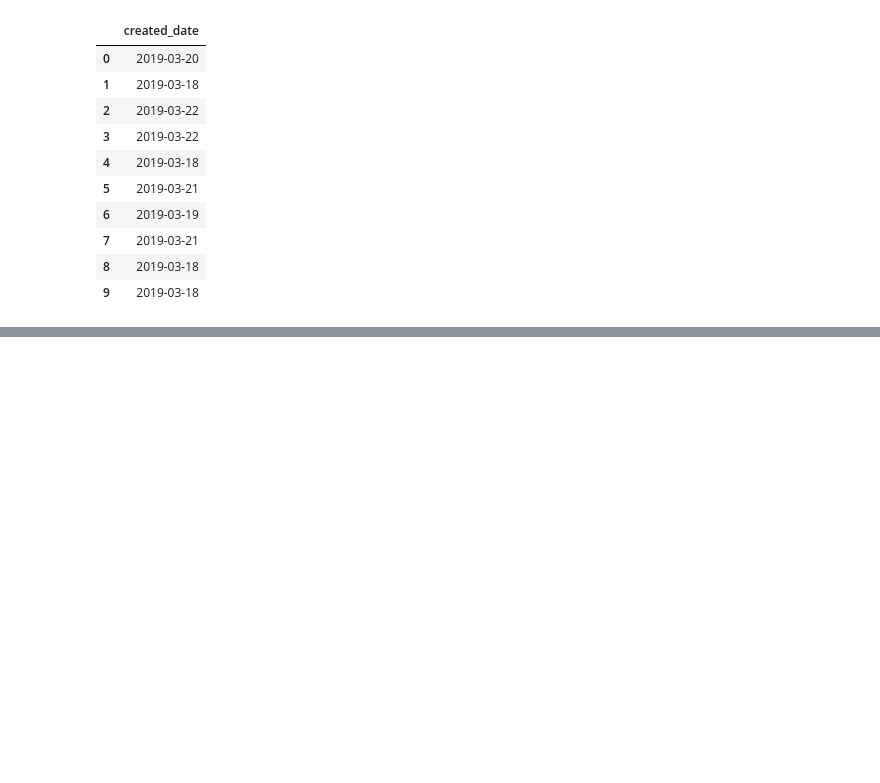
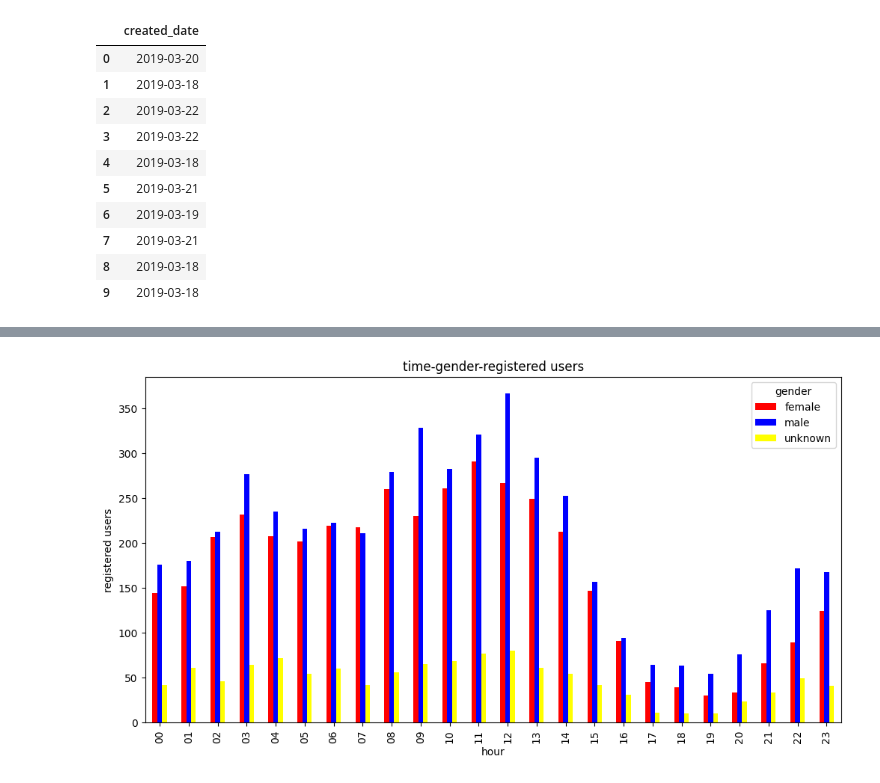
Before and after one commit to soumame/sfc-hc, a Jupyter notebook: notebooks/lecture02.ipynb, the cells around one changed output, grey strips where cells are left out. Drawn from its saved outputs; the diff is of its cells as text; code cells hidden in the pictures; blank space fills up the shorter version.

```diff
--- a/notebooks/lecture02.ipynb
+++ b/notebooks/lecture02.ipynb
@@ -660,0 +753,37 @@ pandas.read_sql(sql, sqlite_conn)
+# %%
+# 時間ごとの性別ごとの登録人数を求めよう
+# 男性は青、女性は赤、不明は黄色で表示する
+
+sql = """
+SELECT
+    STRFTIME("%H", created_at) as hour,
+    CASE
+        WHEN gender_id = 0 THEN 'male'
+        WHEN gender_id = 1 THEN 'female'
+        ELSE 'unknown'
+    END as gender,
+    COUNT(user_id) as number_of_users
+FROM users
+GROUP BY STRFTIME("%H", created_at), gender_id
+"""
+
+# データを取得
+df = pandas.read_sql(sql, sqlite_conn)
+
+# ピボットして時間をX軸、性別を列に分ける
+pivot_df = df.pivot(index='hour', columns='gender', values='number_of_users')
+
+# 色を指定してプロット（男性=青、女性=赤、不明=黄色）
+colors = {'male': 'blue', 'female': 'red', 'unknown': 'yellow'}
+pivot_df.plot(kind='bar',
+              color=[colors[col] for col in pivot_df.columns],
+              title='time-gender-registered users',
+              xlabel='hour',
+              ylabel='registered users',
+              figsize=(12, 6))
+
+# 凡例を表示
+plt.legend(title='gender')
+plt.show()
+# %% [output]
+[figure, added]
```
Also changed, not shown: parts of 8 cells of this notebook, 1 other file.
